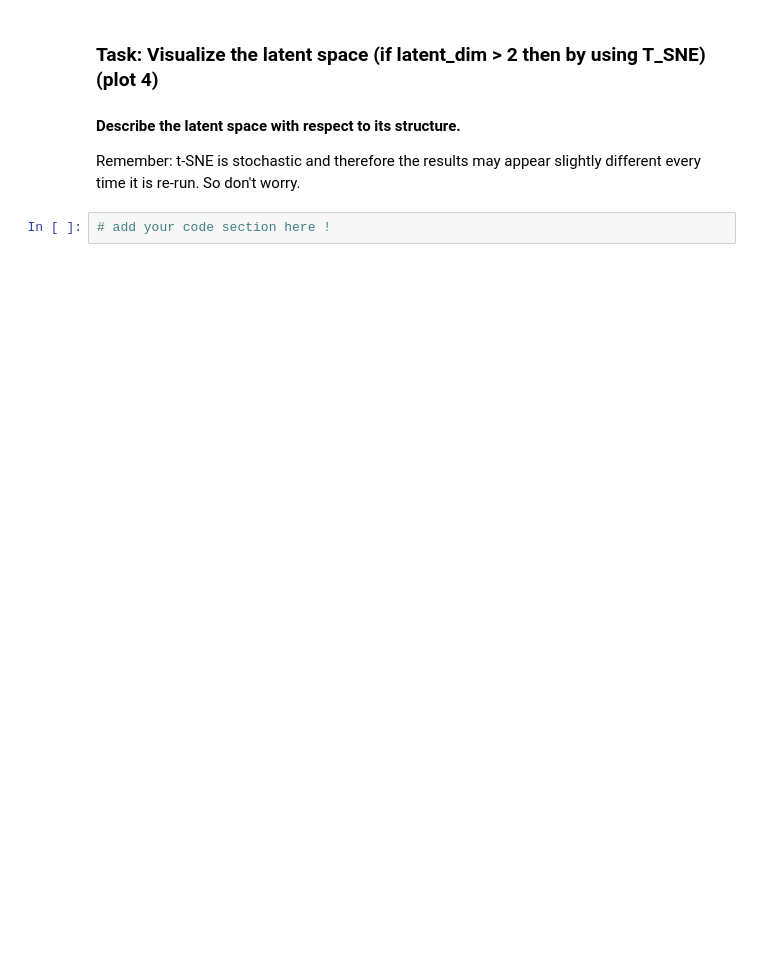
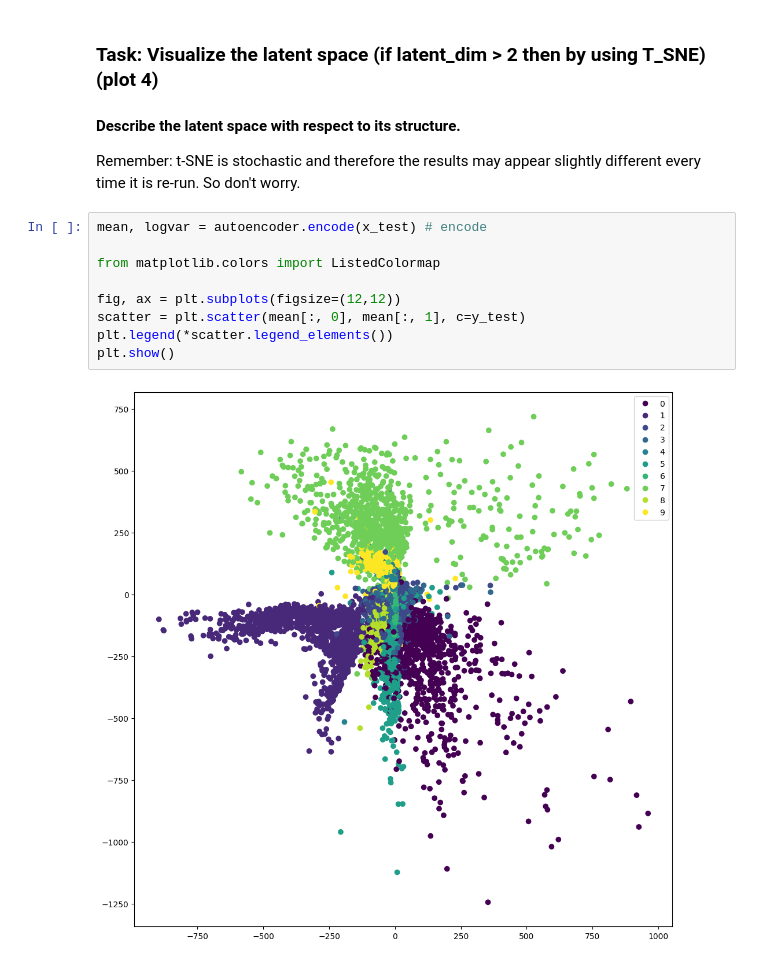
Before and after one commit to EstrixDS/AML, a Jupyter notebook: Ex7.VariationalAutoEncoder.ipynb, the cells around one changed output. Drawn from its saved outputs; the diff is of its cells as text; blank space fills up the shorter version.

```diff
--- a/Ex7.VariationalAutoEncoder.ipynb
+++ b/Ex7.VariationalAutoEncoder.ipynb
@@ -390,4 +374,13 @@ plt.show()
 
 Remember: t-SNE is stochastic and therefore the results may appear slightly different every time it is re-run. So don't worry.
 # %%
-# add your code section here !
+mean, logvar = autoencoder.encode(x_test) # encode
+
+from matplotlib.colors import ListedColormap
+
+fig, ax = plt.subplots(figsize=(12,12))
+scatter = plt.scatter(mean[:, 0], mean[:, 1], c=y_test)
+plt.legend(*scatter.legend_elements())
+plt.show()
+# %% [output]
+[figure, added]
```
Also changed, not shown: parts of 10 cells of this notebook, 8 other files.
